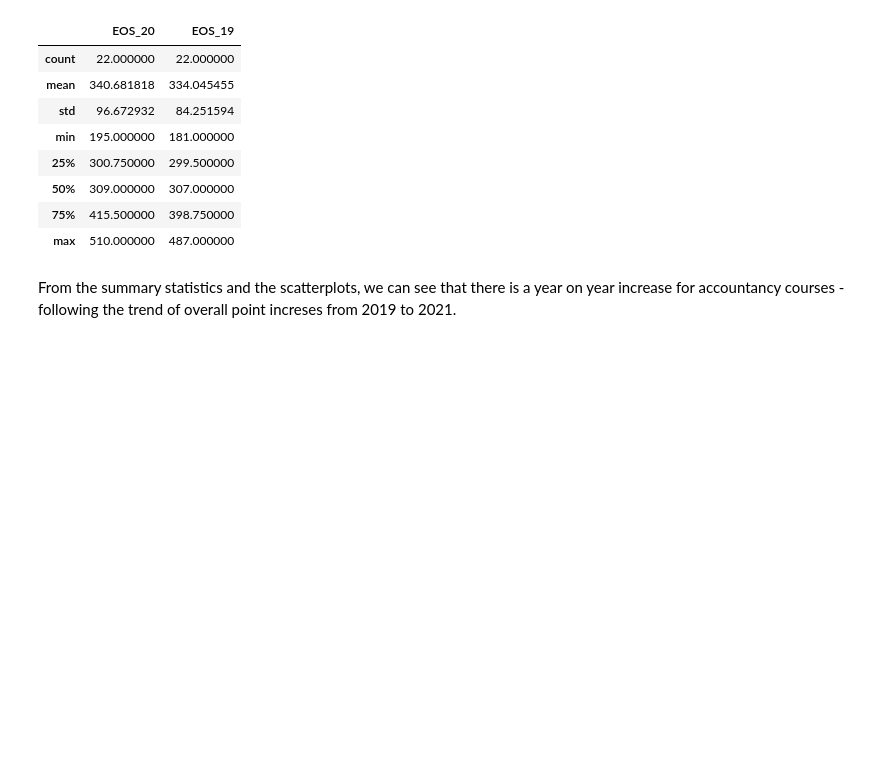
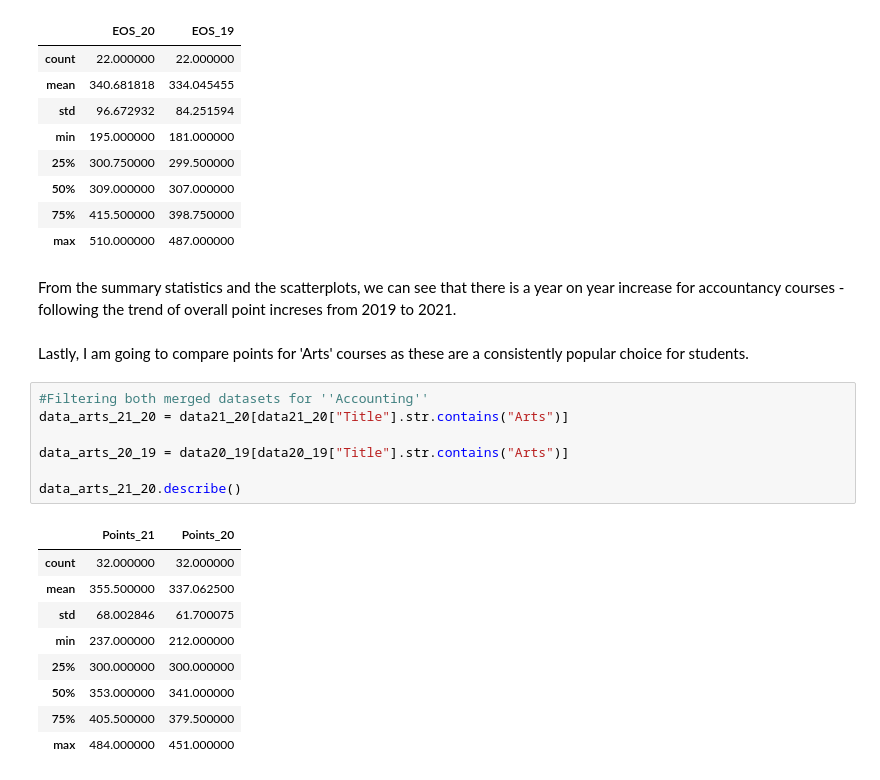
Before and after one commit to BTunney92/FODA---Project, a Jupyter notebook: cao.ipynb, the cells around one changed output. Saved outputs shown, nothing was run; the diff lists cells and outputs as text; blank space fills up the shorter version.

```diff
--- a/cao.ipynb
+++ b/cao.ipynb
@@ -250,3 +257,22 @@ data_acc_20_19.describe()
 | max | 510.000000 | 487.000000 |
 # %% [markdown]
 From the summary statistics and the scatterplots, we can see that there is a year on year increase for accountancy courses - following the trend of overall point increses from 2019 to 2021.
+# %% [markdown]
+Lastly, I am going to compare points for 'Arts' courses as these are a consistently popular choice for students.
+# %%
+#Filtering both merged datasets for ''Accounting''
+data_arts_21_20 = data21_20[data21_20["Title"].str.contains("Arts")]
+
+data_arts_20_19 = data20_19[data20_19["Title"].str.contains("Arts")]
+
+data_arts_21_20.describe()
+# %% [output]
+|  | Points_21 | Points_20 |
+| count | 32.000000 | 32.000000 |
+| mean | 355.500000 | 337.062500 |
+| std | 68.002846 | 61.700075 |
+| min | 237.000000 | 212.000000 |
+| 25% | 300.000000 | 300.000000 |
+| 50% | 353.000000 | 341.000000 |
+| 75% | 405.500000 | 379.500000 |
+| max | 484.000000 | 451.000000 |
```
Also changed, not shown: parts of 6 cells of this notebook, 6 other files.
